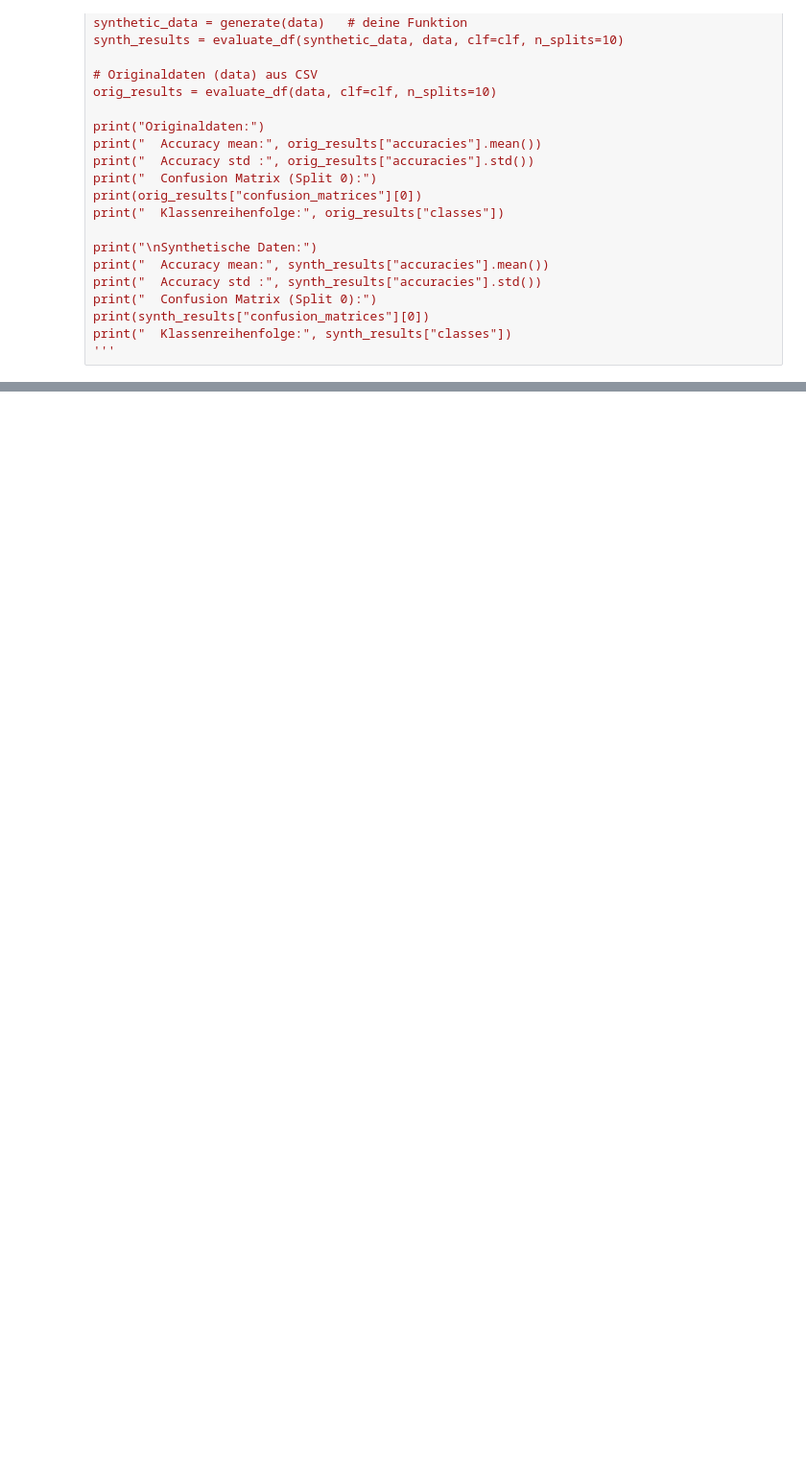
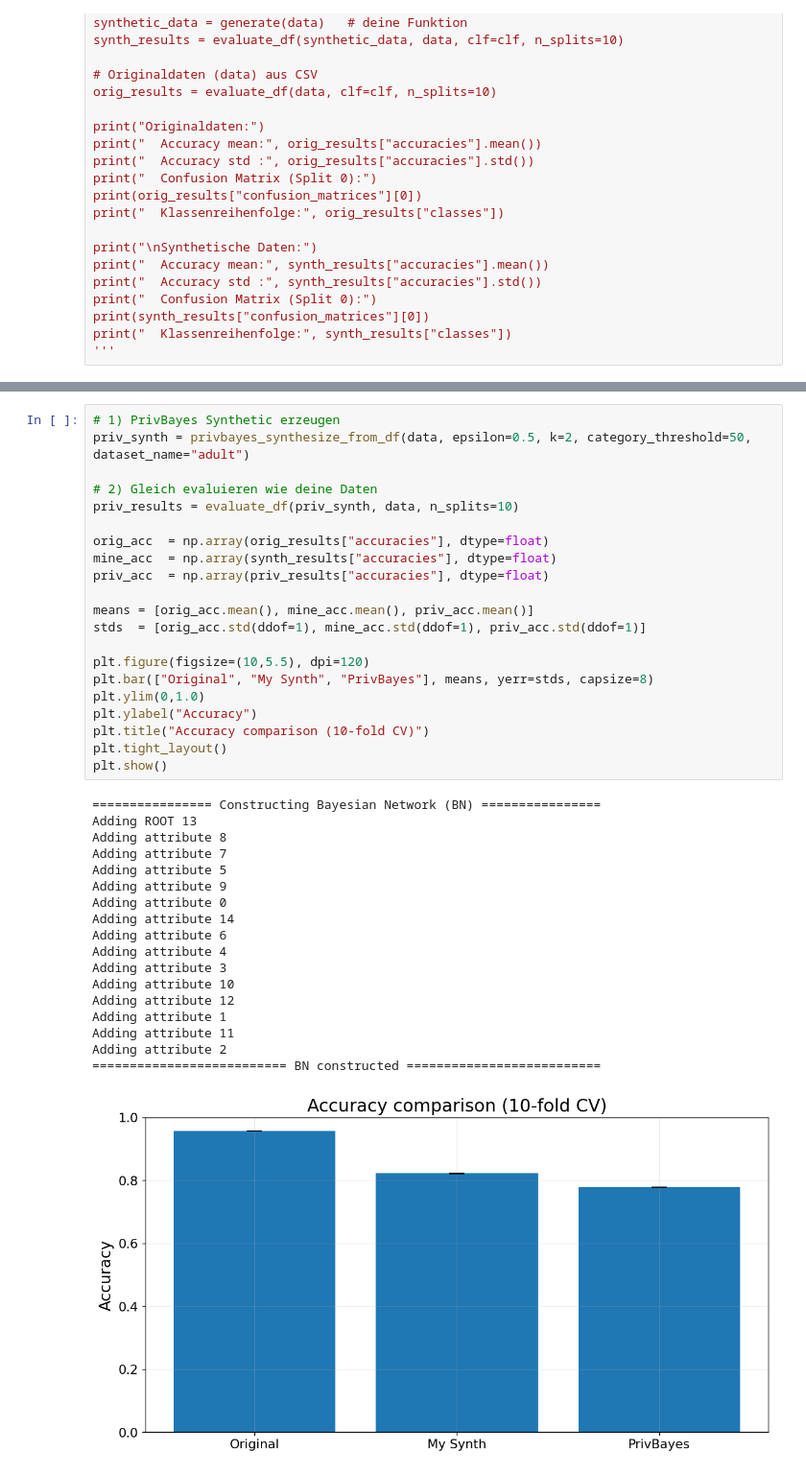
Before and after one commit to ruperthaderer/dp-synth-classification, a Jupyter notebook: generate_synth_data_1.ipynb, the cells around one changed output, grey strips where cells are left out. Shown at 96% size. Cells and saved outputs as stored; diff of their text form; blank space fills up the shorter version.

Commit message:
plots + comparison with PrivBayes

```diff
--- a/generate_synth_data_1.ipynb
+++ b/generate_synth_data_1.ipynb
@@ -558,0 +854,40 @@ print(pivot_diff)
+# %%
+# 1) PrivBayes Synthetic erzeugen
+priv_synth = privbayes_synthesize_from_df(data, epsilon=0.5, k=2, category_threshold=50, dataset_name="adult")
+
+# 2) Gleich evaluieren wie deine Daten
+priv_results = evaluate_df(priv_synth, data, n_splits=10)
+
+orig_acc  = np.array(orig_results["accuracies"], dtype=float)
+mine_acc  = np.array(synth_results["accuracies"], dtype=float)
+priv_acc  = np.array(priv_results["accuracies"], dtype=float)
+
+means = [orig_acc.mean(), mine_acc.mean(), priv_acc.mean()]
+stds  = [orig_acc.std(ddof=1), mine_acc.std(ddof=1), priv_acc.std(ddof=1)]
+
+plt.figure(figsize=(10,5.5), dpi=120)
+plt.bar(["Original", "My Synth", "PrivBayes"], means, yerr=stds, capsize=8)
+plt.ylim(0,1.0)
+plt.ylabel("Accuracy")
+plt.title("Accuracy comparison (10-fold CV)")
+plt.tight_layout()
+plt.show()
+# %% [output]
+================ Constructing Bayesian Network (BN) ================
+Adding ROOT 13
+Adding attribute 8
+Adding attribute 7
+Adding attribute 5
+Adding attribute 9
+Adding attribute 0
+Adding attribute 14
+Adding attribute 6
+Adding attribute 4
+Adding attribute 3
+Adding attribute 10
+Adding attribute 12
+Adding attribute 1
+Adding attribute 11
+Adding attribute 2
+========================== BN constructed ==========================
+[figure, added]
```
Also changed, not shown: parts of 8 cells of this notebook, 12 other files.
